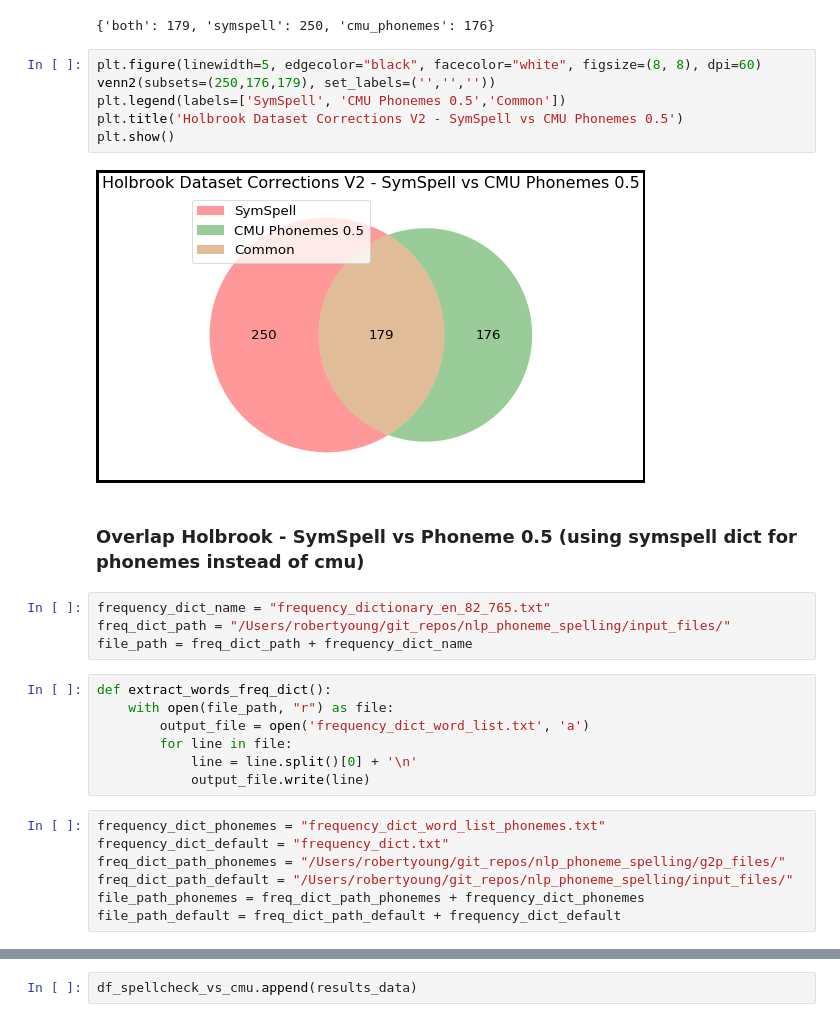
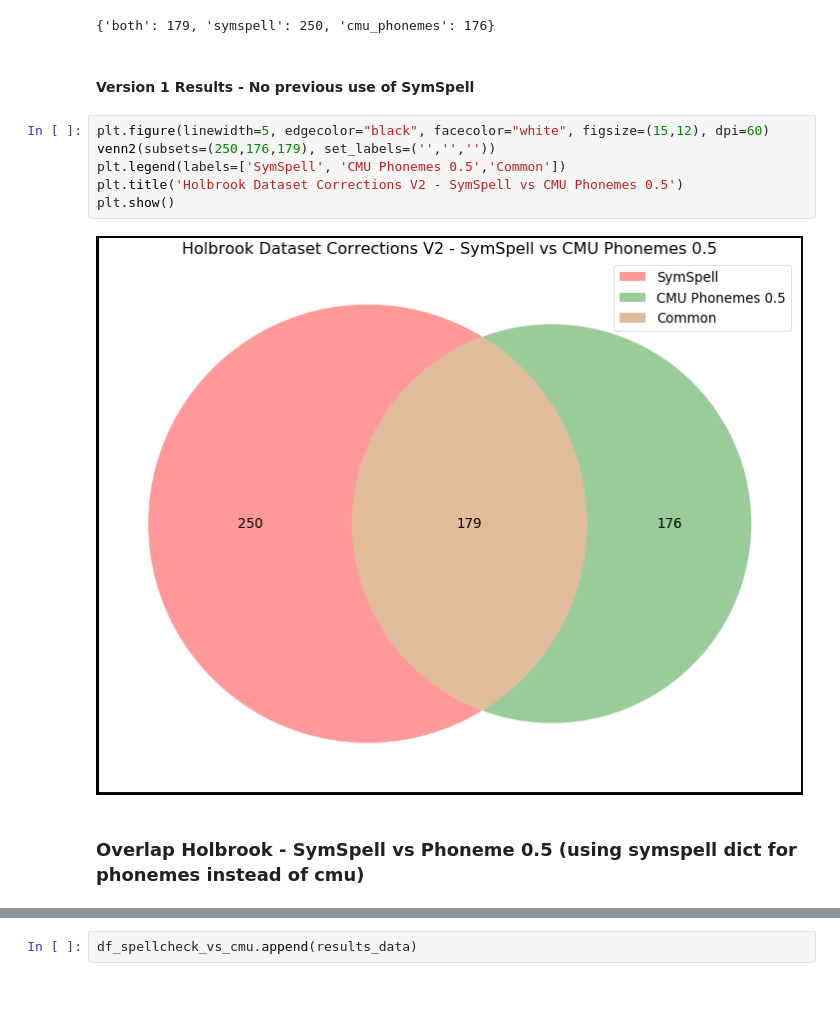
Before and after one commit to ucd-csl/Scapade, a Jupyter notebook: data_analysis/results.ipynb, the cells around one changed output, grey strips where cells are left out. Cells and saved outputs as stored; diff of their text form; blank space fills up the shorter version.

```diff
--- a/data_analysis/results.ipynb
+++ b/data_analysis/results.ipynb
@@ -138,31 +141,15 @@ plt.show()
 overlap(holbrook_symspell, holbrook_phonemes, 'symspell', 'cmu_phonemes', 'holbrook', 'symspell_cmu_phonemes')
 # %% [output]
 {'both': 179, 'symspell': 250, 'cmu_phonemes': 176}
+# %% [markdown]
+#### Version 1 Results - No previous use of SymSpell
 # %%
-plt.figure(linewidth=5, edgecolor="black", facecolor="white", figsize=(8, 8), dpi=60)
+plt.figure(linewidth=5, edgecolor="black", facecolor="white", figsize=(15,12), dpi=60)
 venn2(subsets=(250,176,179), set_labels=('','',''))
 plt.legend(labels=['SymSpell', 'CMU Phonemes 0.5','Common'])
 plt.title('Holbrook Dataset Corrections V2 - SymSpell vs CMU Phonemes 0.5')
 plt.show()
 # %% [output]
-[figure, old version]
+[figure, new version]
 # %% [markdown]
 ### Overlap Holbrook - SymSpell vs Phoneme 0.5 (using symspell dict for phonemes instead of cmu)
-# %%
-frequency_dict_name = "frequency_dictionary_en_82_765.txt"
-freq_dict_path = "/Users/robertyoung/git_repos/nlp_phoneme_spelling/input_files/"
-file_path = freq_dict_path + frequency_dict_name
-# %%
-def extract_words_freq_dict():
-    with open(file_path, "r") as file:
-        output_file = open('frequency_dict_word_list.txt', 'a')
-        for line in file:
-            line = line.split()[0] + '\n'
-            output_file.write(line)
-# %%
-frequency_dict_phonemes = "frequency_dict_word_list_phonemes.txt"
-frequency_dict_default = "frequency_dict.txt"
-freq_dict_path_phonemes = "/Users/robertyoung/git_repos/nlp_phoneme_spelling/g2p_files/"
-freq_dict_path_default = "/Users/robertyoung/git_repos/nlp_phoneme_spelling/input_files/"
-file_path_phonemes = freq_dict_path_phonemes + frequency_dict_phonemes
-file_path_default = freq_dict_path_default + frequency_dict_default
```
Also changed, not shown: parts of 87 cells of this notebook.
